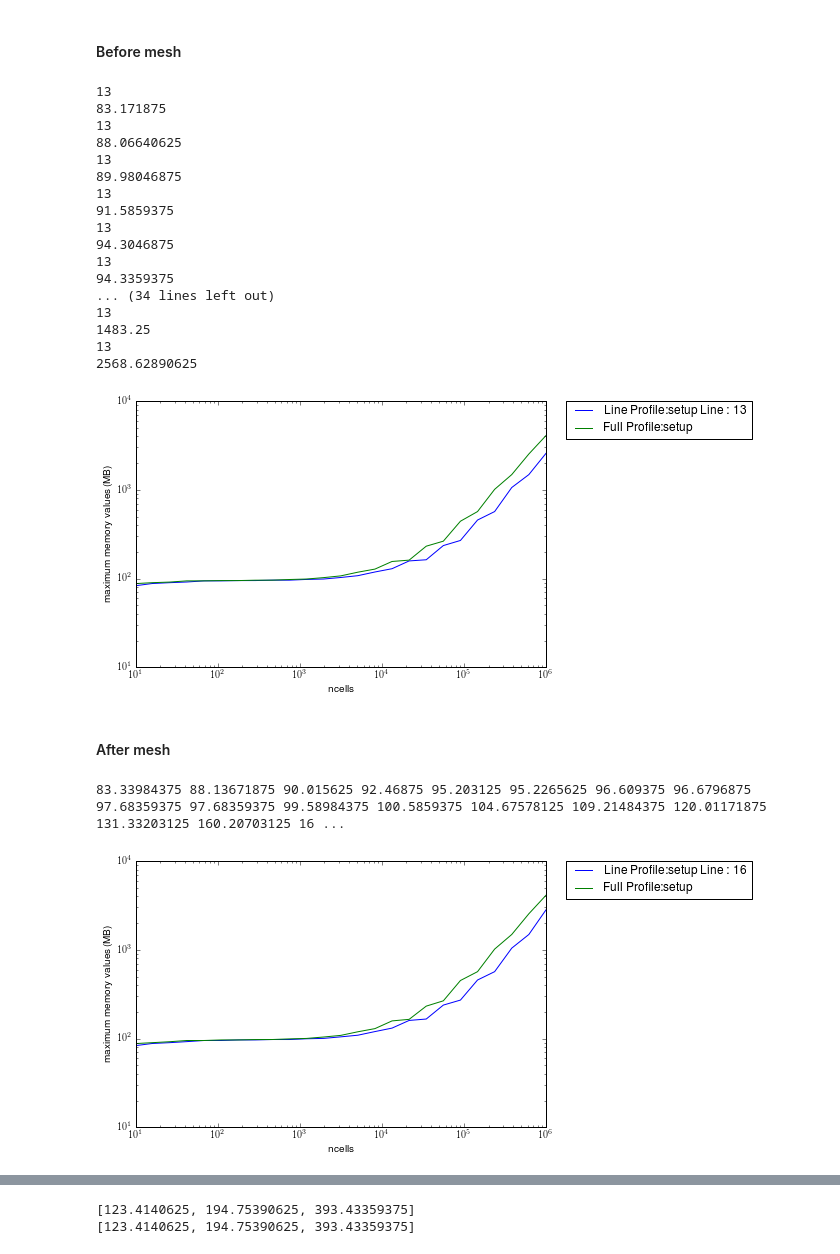
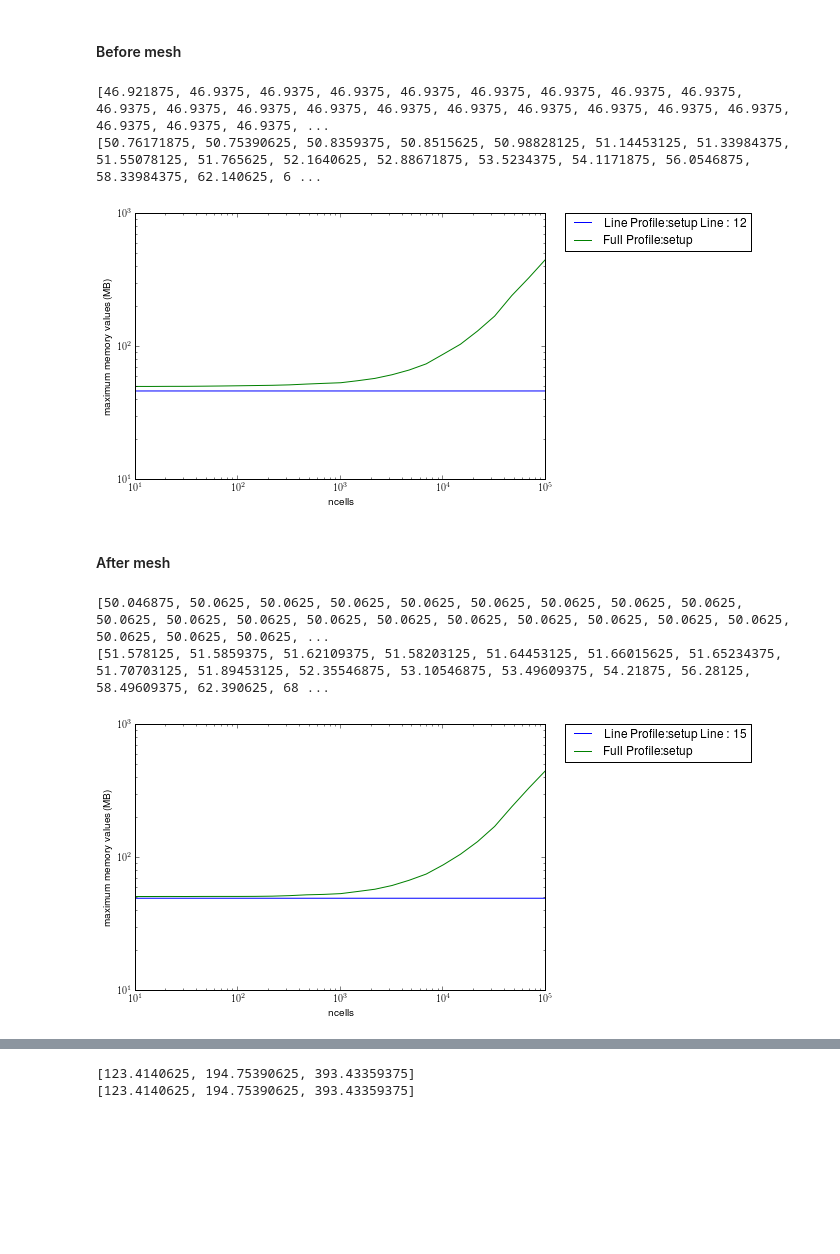
Before and after one commit to dmurali1/SURF2013, a Jupyter notebook: Profile_Polyxtal.ipynb, the cells around one changed output, grey strips where cells are left out. Saved outputs shown, nothing was run; the diff lists cells and outputs as text; code cells hidden in the pictures; blank space fills up the shorter version.

```diff
--- a/Profile_Polyxtal.ipynb
+++ b/Profile_Polyxtal.ipynb
@@ -149,48 +149,32 @@ ZMQError: Interrupted system call
 # %% [markdown]
 #### Before mesh
 # %%
-from profiling_memory import MemoryProfiler, MemoryViewer
+from profiling_memory import MemoryViewer
 from polyxtal import PolyxtalSimulation
 from polyxtal import func
 
-ncells = np.array(np.logspace(1, 6, 25), dtype=int)
-memoryProfiler = MemoryProfiler(profileMethod=PolyxtalSimulation.setup, runfunc=func)
-memoryViewer = MemoryViewer(memoryProfiler, ncells)
 
-memoryViewer.plot(line=13)
+ncells = np.array(np.logspace(1, 5, 25), dtype=int)
+memoryViewer = MemoryViewer(ncells)
+memoryViewer.plot(PolyxtalSimulation.setup, func, line=12)
 plt.show()
 # %% [output]
-13
-83.171875
-13
-88.06640625
-13
-89.98046875
-13
-91.5859375
-13
-94.3046875
-13
-94.3359375
-... (34 lines left out)
-13
-1483.25
-13
-2568.62890625
+[46.921875, 46.9375, 46.9375, 46.9375, 46.9375, 46.9375, 46.9375, 46.9375, 46.9375, 46.9375, 46.9375, 46.9375, 46.9375, 46.9375, 46.9375, 46.9375, 46.9375, 46.9375, 46.9375, 46.9375, 46.9375, 46.9375, ...
+[50.76171875, 50.75390625, 50.8359375, 50.8515625, 50.98828125, 51.14453125, 51.33984375, 51.55078125, 51.765625, 52.1640625, 52.88671875, 53.5234375, 54.1171875, 56.0546875, 58.33984375, 62.140625, 6 ...
-[figure, old version]
+[figure, new version]
 # %% [markdown]
 #### After mesh
 # %%
-from profiling_memory import MemoryProfiler, MemoryViewer
+from profiling_memory import MemoryViewer
 from polyxtal import PolyxtalSimulation
 from polyxtal import func
 
-ncells = np.array(np.logspace(1, 6, 25), dtype=int)
-memoryProfiler = MemoryProfiler(profileMethod=PolyxtalSimulation.setup, runfunc=func)
-memoryViewer = MemoryViewer(memoryProfiler, ncells)
 
-memoryViewer.plot(line=16)
+ncells = np.array(np.logspace(1, 5, 25), dtype=int)
+memoryViewer = MemoryViewer(ncells)
+memoryViewer.plot(PolyxtalSimulation.setup, func, line=15)
 plt.show()
 # %% [output]
-83.33984375 88.13671875 90.015625 92.46875 95.203125 95.2265625 96.609375 96.6796875 97.68359375 97.68359375 99.58984375 100.5859375 104.67578125 109.21484375 120.01171875 131.33203125 160.20703125 16 ...
+[50.046875, 50.0625, 50.0625, 50.0625, 50.0625, 50.0625, 50.0625, 50.0625, 50.0625, 50.0625, 50.0625, 50.0625, 50.0625, 50.0625, 50.0625, 50.0625, 50.0625, 50.0625, 50.0625, 50.0625, 50.0625, 50.0625, ...
+[51.578125, 51.5859375, 51.62109375, 51.58203125, 51.64453125, 51.66015625, 51.65234375, 51.70703125, 51.89453125, 52.35546875, 53.10546875, 53.49609375, 54.21875, 56.28125, 58.49609375, 62.390625, 68 ...
-[figure, old version]
+[figure, new version]
```
Also changed, not shown: parts of 5 cells of this notebook, 3 other files.
